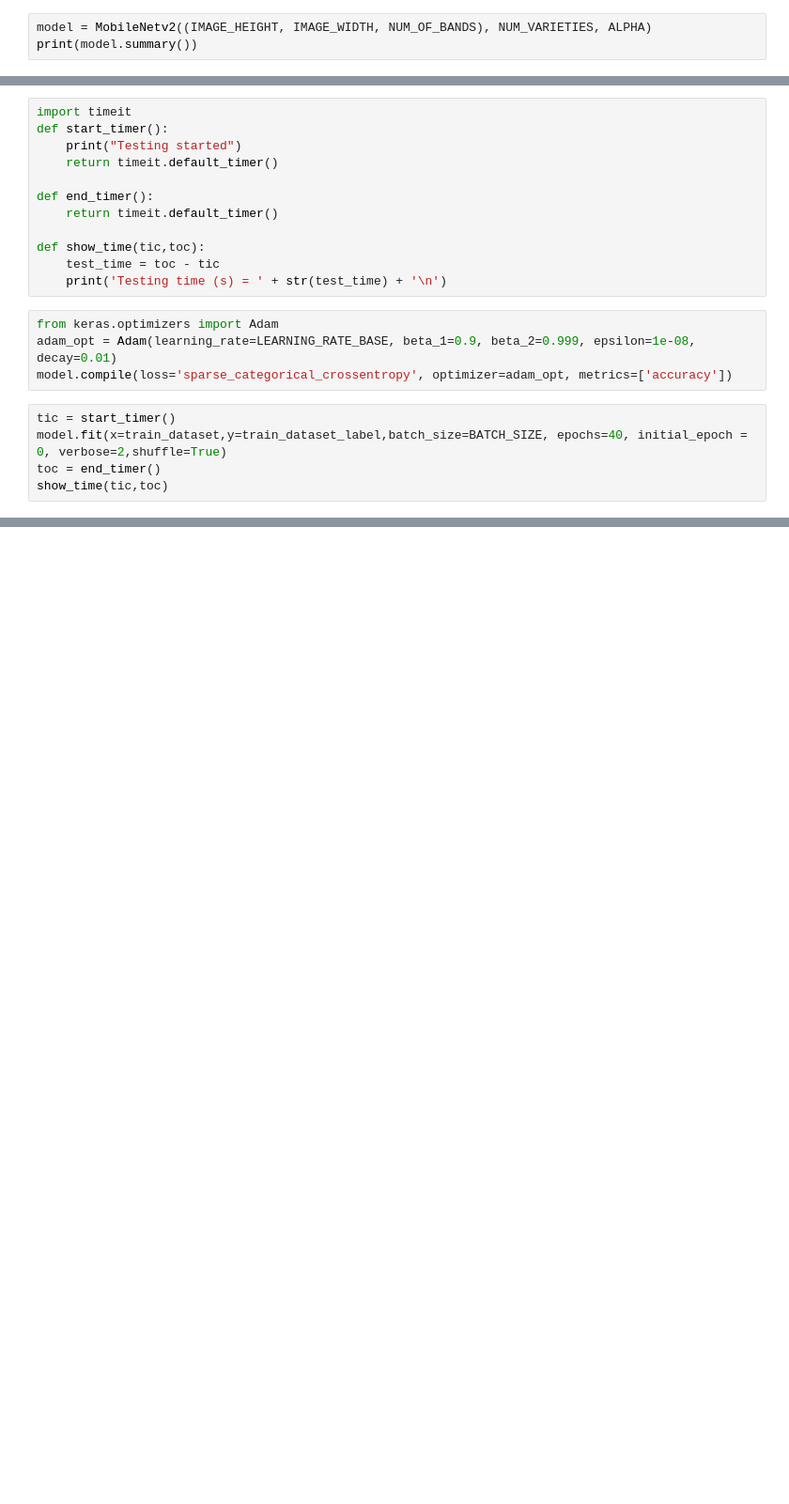
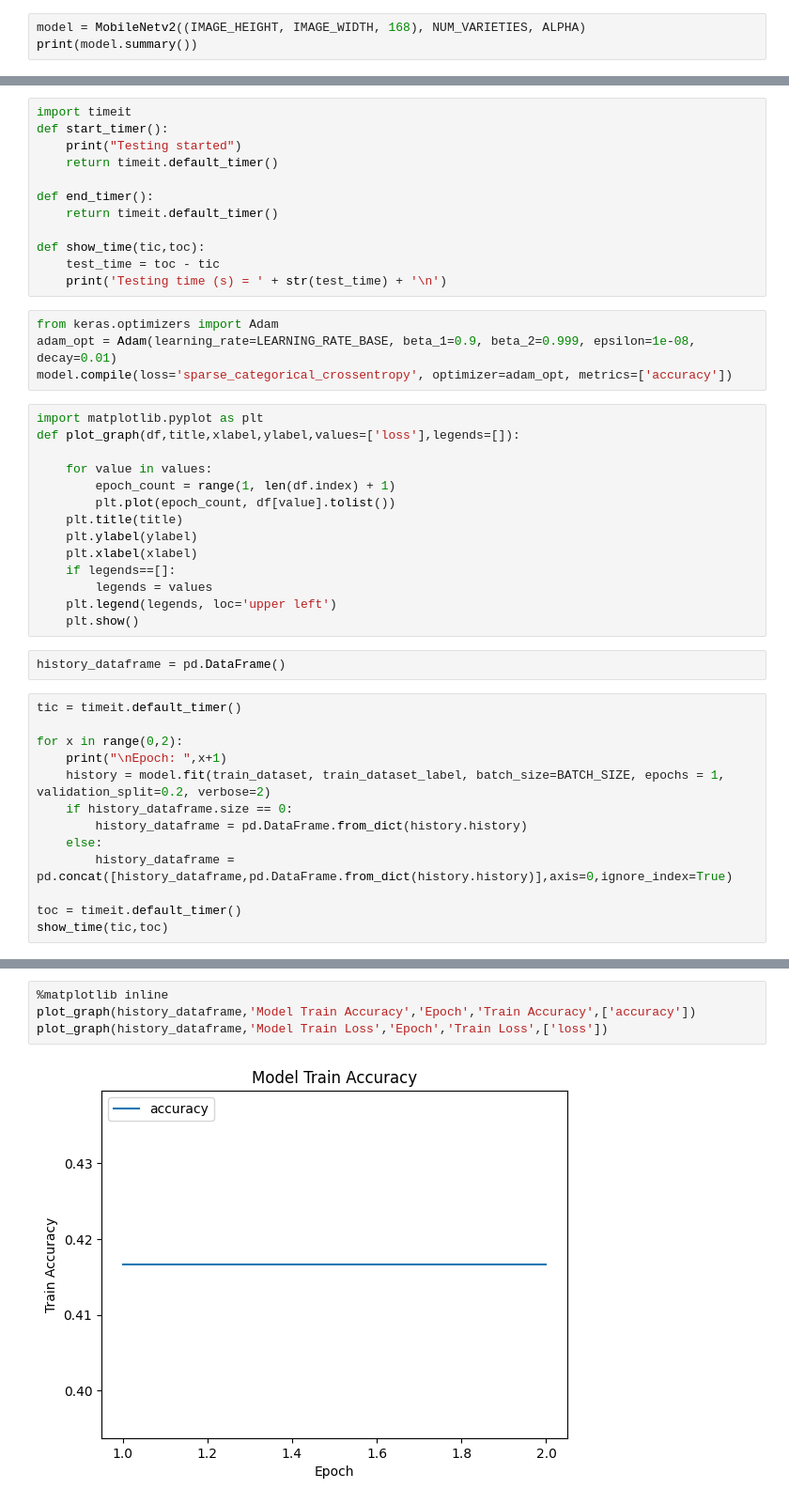
Before and after one commit to deepakjsagarwal/WC, a Jupyter notebook: Mobilenetv2.ipynb, the cells around one changed output, grey strips where cells are left out. Shown at 94% size. Saved outputs shown, nothing was run; the diff lists cells and outputs as text; blank space fills up the shorter version.

```diff
--- a/Mobilenetv2.ipynb
+++ b/Mobilenetv2.ipynb
@@ -185,6 +301,6 @@ def MobileNetv2(input_shape, k, alpha=1.0):
 
     return model
 # %%
-model = MobileNetv2((IMAGE_HEIGHT, IMAGE_WIDTH, NUM_OF_BANDS), NUM_VARIETIES, ALPHA)
+model = MobileNetv2((IMAGE_HEIGHT, IMAGE_WIDTH, 168), NUM_VARIETIES, ALPHA)
 print(model.summary())
 # %% [output]
@@ -221,9 +337,33 @@ def show_time(tic,toc):
 from keras.optimizers import Adam
 adam_opt = Adam(learning_rate=LEARNING_RATE_BASE, beta_1=0.9, beta_2=0.999, epsilon=1e-08, decay=0.01)
 model.compile(loss='sparse_categorical_crossentropy', optimizer=adam_opt, metrics=['accuracy'])
+# %%
+import matplotlib.pyplot as plt
+def plot_graph(df,title,xlabel,ylabel,values=['loss'],legends=[]):
+
+    for value in values:
+        epoch_count = range(1, len(df.index) + 1)
+        plt.plot(epoch_count, df[value].tolist())
+    plt.title(title)
+    plt.ylabel(ylabel)
+    plt.xlabel(xlabel)
+    if legends==[]:
+        legends = values
+    plt.legend(legends, loc='upper left')
+    plt.show()
+# %%
+history_dataframe = pd.DataFrame()
 # %%
-tic = start_timer()
-model.fit(x=train_dataset,y=train_dataset_label,batch_size=BATCH_SIZE, epochs=40, initial_epoch = 0, verbose=2,shuffle=True)
-toc = end_timer()
+tic = timeit.default_timer()
+
+for x in range(0,2):
+    print("\nEpoch: ",x+1)
+    history = model.fit(train_dataset, train_dataset_label, batch_size=BATCH_SIZE, epochs = 1, validation_split=0.2, verbose=2)
+    if history_dataframe.size == 0:
+        history_dataframe = pd.DataFrame.from_dict(history.history)
+    else:
+        history_dataframe = pd.concat([history_dataframe,pd.DataFrame.from_dict(history.history)],axis=0,ignore_index=True)
+
+toc = timeit.default_timer()
 show_time(tic,toc)
 # %% [output]
@@ -257,0 +382,6 @@ model.evaluate(test_dataset,test_dataset_label)
+# %%
+%matplotlib inline
+plot_graph(history_dataframe,'Model Train Accuracy','Epoch','Train Accuracy',['accuracy'])
+plot_graph(history_dataframe,'Model Train Loss','Epoch','Train Loss',['loss'])
+# %% [output]
+[figure, added]
```
Also changed, not shown: parts of 33 cells of this notebook.
